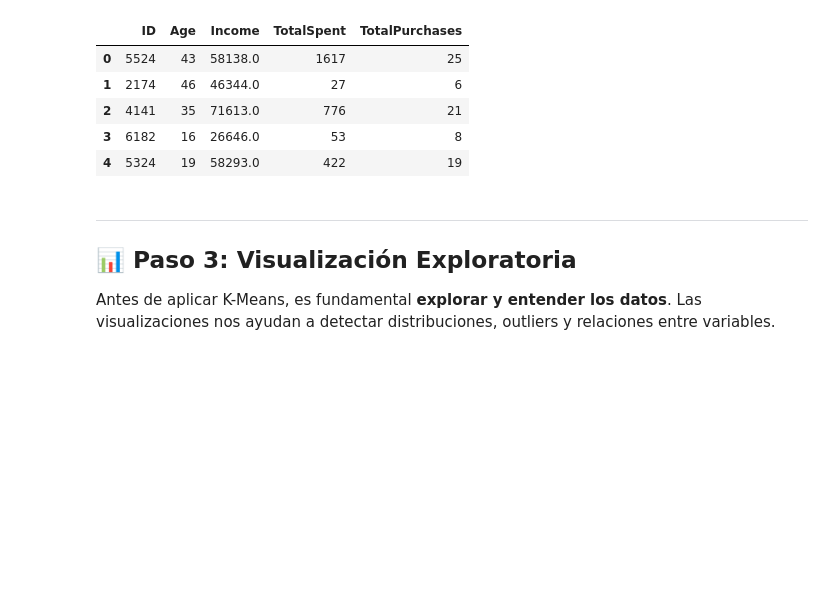
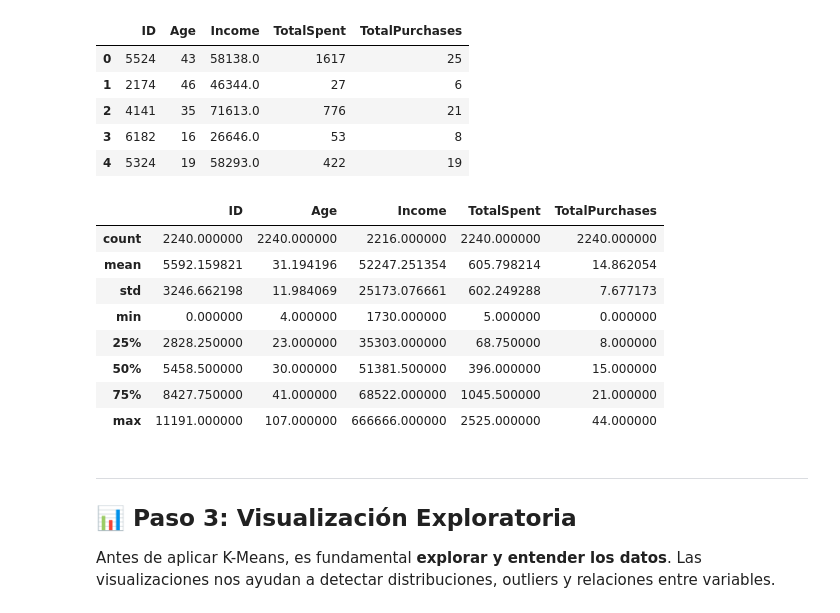
Before and after one commit to ealaurel/MINERIA_DATOS_2026_2, a Jupyter notebook: h4_1_kmeans_ifood.ipynb, the cells around one changed output. Drawn from its saved outputs; the diff is of its cells as text; code cells hidden in the pictures; blank space fills up the shorter version.

```diff
--- a/h4_1_kmeans_ifood.ipynb
+++ b/h4_1_kmeans_ifood.ipynb
@@ -388,6 +388,18 @@ df[['ID', 'Age', 'Income', 'TotalSpent', 'TotalPurchases']].head()
 | 2 | 4141 | 35 | 71613.0 | 776 | 21 |
 | 3 | 6182 | 16 | 26646.0 | 53 | 8 |
 | 4 | 5324 | 19 | 58293.0 | 422 | 19 |
+# %%
+df[['ID', 'Age', 'Income', 'TotalSpent', 'TotalPurchases']].describe()
+# %% [output]
+|  | ID | Age | Income | TotalSpent | TotalPurchases |
+| count | 2240.000000 | 2240.000000 | 2216.000000 | 2240.000000 | 2240.000000 |
+| mean | 5592.159821 | 31.194196 | 52247.251354 | 605.798214 | 14.862054 |
+| std | 3246.662198 | 11.984069 | 25173.076661 | 602.249288 | 7.677173 |
+| min | 0.000000 | 4.000000 | 1730.000000 | 5.000000 | 0.000000 |
+| 25% | 2828.250000 | 23.000000 | 35303.000000 | 68.750000 | 8.000000 |
+| 50% | 5458.500000 | 30.000000 | 51381.500000 | 396.000000 | 15.000000 |
+| 75% | 8427.750000 | 41.000000 | 68522.000000 | 1045.500000 | 21.000000 |
+| max | 11191.000000 | 107.000000 | 666666.000000 | 2525.000000 | 44.000000 |
 # %% [markdown]
 ---
 ## 📊 Paso 3: Visualización Exploratoria
```
Also changed, not shown: parts of 1 cell of this notebook.
